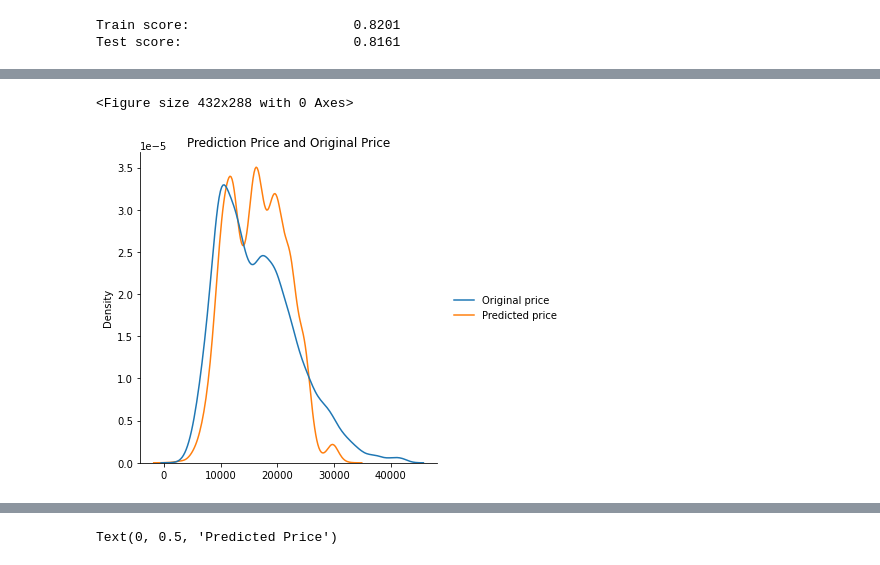
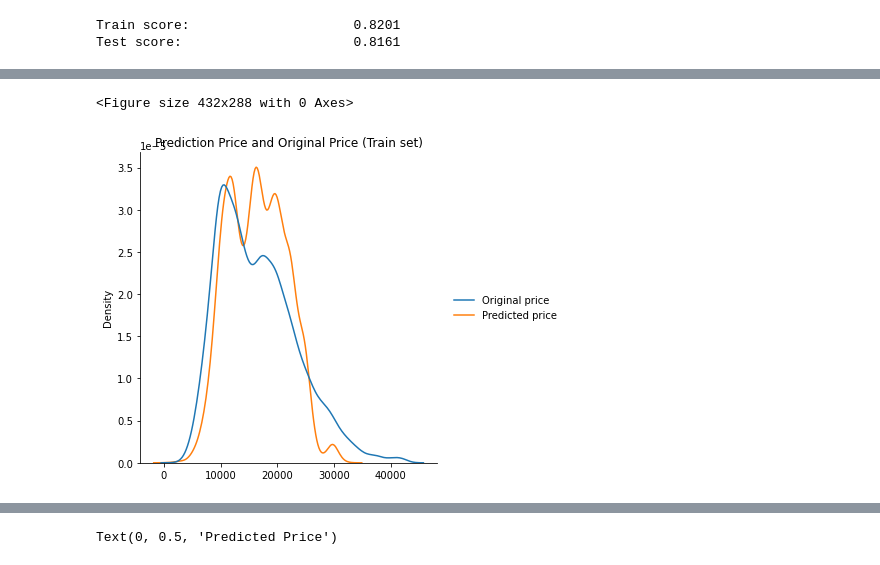
Before and after one commit to kai2128/DM_Assignment, a Jupyter notebook: algorithm/ElasticNet.ipynb, the cells around one changed output, grey strips where cells are left out. Saved outputs shown, nothing was run; the diff lists cells and outputs as text; code cells hidden in the pictures.

Commit message:
jw-graph title

```diff
--- a/algorithm/ElasticNet.ipynb
+++ b/algorithm/ElasticNet.ipynb
@@ -34,8 +34,8 @@ plot_prediction_compare_ori(en)
 # %%
-plot_prediction_compare_ori(en, X_train, y_train)
+plot_prediction_compare_ori(en, X_train, y_train, title='Prediction Price and Original Price (Train set)')
 # %% [output]
 <Figure size 432x288 with 0 Axes>
-[figure, old version]
+[figure, new version]
 # %%
 from sklearn.model_selection import GridSearchCV, cross_val_score
 import numpy as np
```
Also changed, not shown: parts of 4 cells of this notebook, 1 other file.
